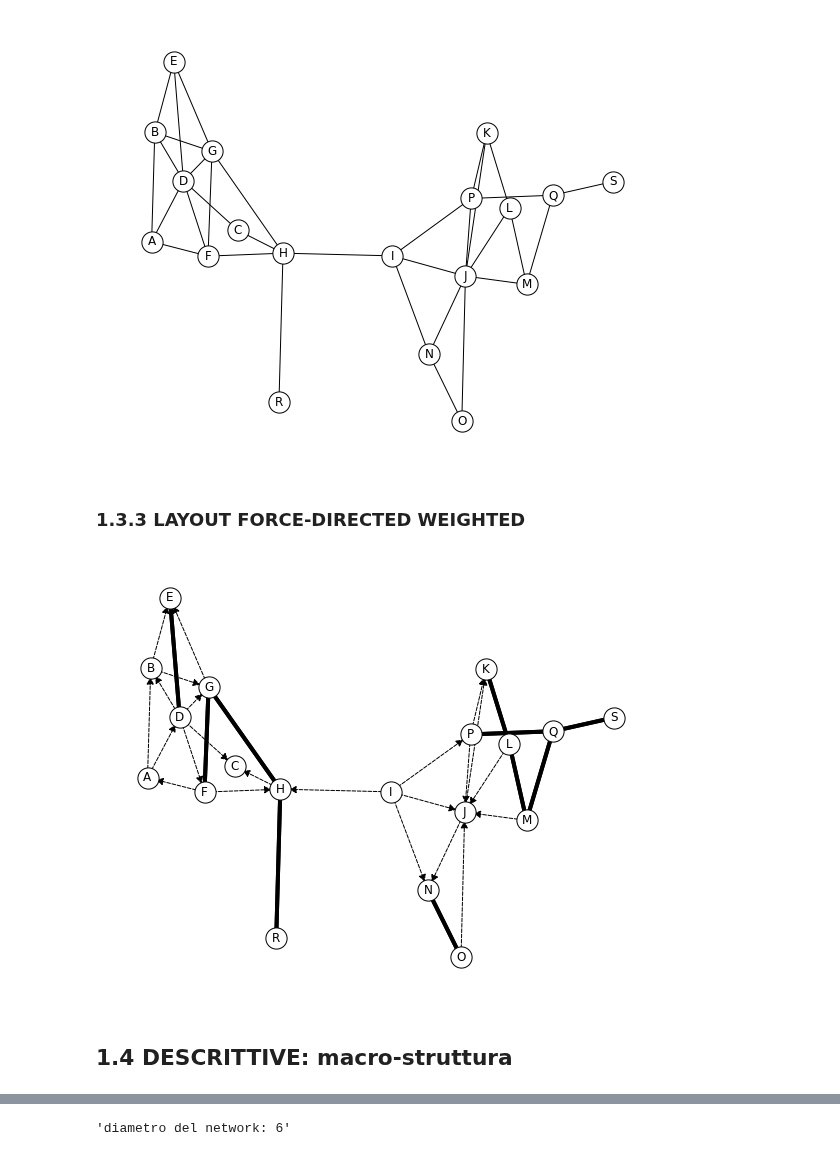
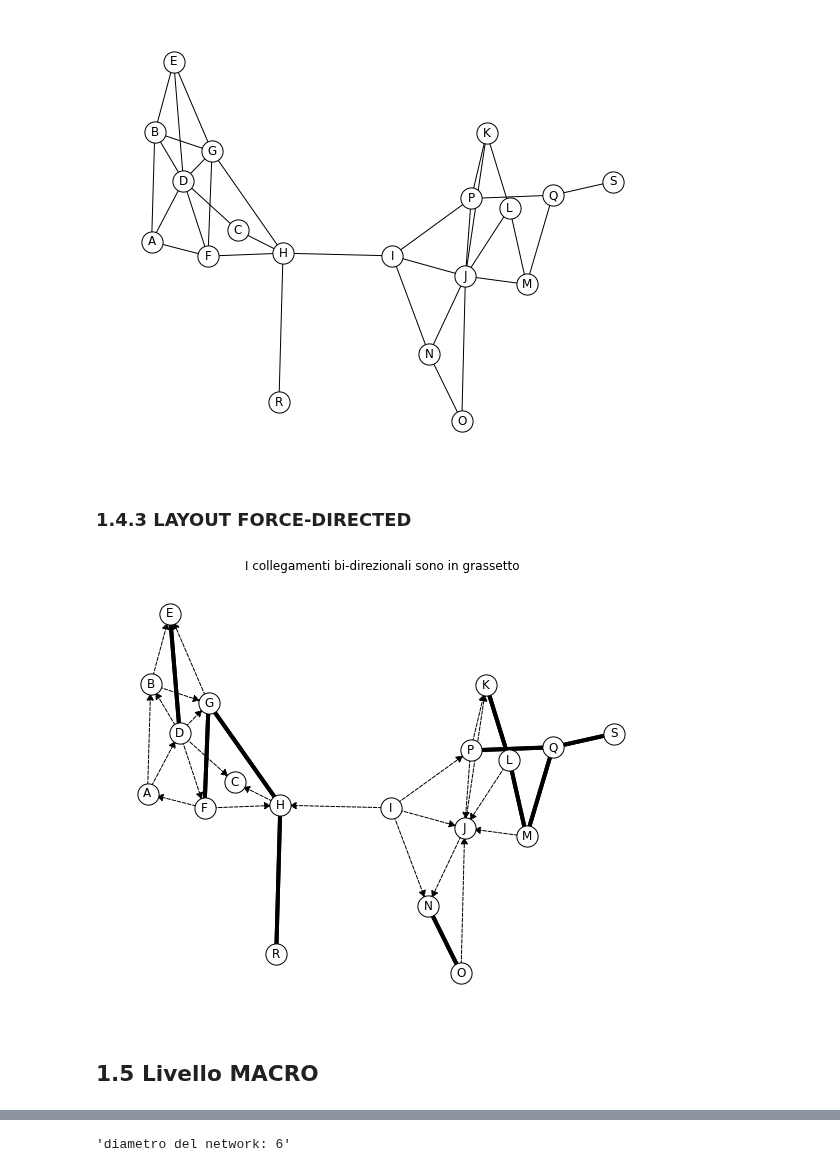
Before and after one commit to alkaest2002/ABGrid, a Jupyter notebook: materials/course 101/esercitazione.ipynb, the cells around one changed output, grey strips where cells are left out. Cells and saved outputs as stored; diff of their text form; code cells hidden in the pictures.

```diff
--- a/materials/course 101/esercitazione.ipynb
+++ b/materials/course 101/esercitazione.ipynb
@@ -190,25 +136,26 @@ plot_network();
 # %% [output]
 [figure]
 # %% [markdown]
-### 1.3.3 LAYOUT FORCE-DIRECTED WEIGHTED
+### 1.4.3 LAYOUT FORCE-DIRECTED
-# %%
-fig, ax = plt.subplots(figsize=FIG_SIZE)
-ax.axis('off')
-
-L = Ge.to_directed()
-for idx in [30, 31, 25, 20, 24, 33, 38, 10,  7, 35, 36, 39,  3, 42,  8, 34,  4,
-       27, 16, 11, 23, 37, 15, 32, 13, 29, 17,  2, 14, 26]:
-    (s,t) = list(L.edges)[idx]
-    if (s,t) in L.edges and (t,s) in L.edges : L.remove_edge(s,t)
-reciprical_edges = [ (s,t) for (s,t) in L.edges if (t,s) in L.edges ]
-non_reciprocal_edges = [ e for e in L.edges if e not in reciprical_edges]
-loc = nx.spring_layout(L, k=.8, seed=SEED)
-nx.draw_networkx_nodes(L,spring_pos, **NODE_OPTIONS, ax=ax);
-nx.draw_networkx_edges(L,spring_pos, edgelist = non_reciprocal_edges, style="--", arrowsize=15);
-nx.draw_networkx_edges(L,spring_pos, edgelist = reciprical_edges, width=4, arrowstyle="-");
-nx.draw_networkx_labels(L,spring_pos);
-# %% [output]
-[figure, removed]
+# %%
+fig, ax = plt.subplots(figsize=FIG_SIZE)
+ax.axis('off')
+
+L = Ge.to_directed()
+for idx in [30, 31, 25, 20, 24, 33, 38, 10,  7, 35, 36, 39,  3, 42,  8, 34,  4,
+       27, 16, 11, 23, 37, 15, 32, 13, 29, 17,  2, 14, 26]:
+    (s,t) = list(L.edges)[idx]
+    if (s,t) in L.edges and (t,s) in L.edges : L.remove_edge(s,t)
+reciprical_edges = [ (s,t) for (s,t) in L.edges if (t,s) in L.edges ]
+non_reciprocal_edges = [ e for e in L.edges if e not in reciprical_edges]
+loc = nx.spring_layout(L, k=.8, seed=SEED)
+nx.draw_networkx_nodes(L,spring_pos, **NODE_OPTIONS, ax=ax);
+nx.draw_networkx_edges(L,spring_pos, edgelist = non_reciprocal_edges, style="--", arrowsize=15);
+nx.draw_networkx_edges(L,spring_pos, edgelist = reciprical_edges, width=4, arrowstyle="-");
+nx.draw_networkx_labels(L,spring_pos)
+ax.set_title("I collegamenti bi-direzionali sono in grassetto");
+# %% [output]
+[figure, added]
 # %% [markdown]
-## 1.4 DESCRITTIVE: macro-struttura
+## 1.5 Livello MACRO
 # %% [markdown]
```
Also changed, not shown: parts of 63 cells of this notebook.
